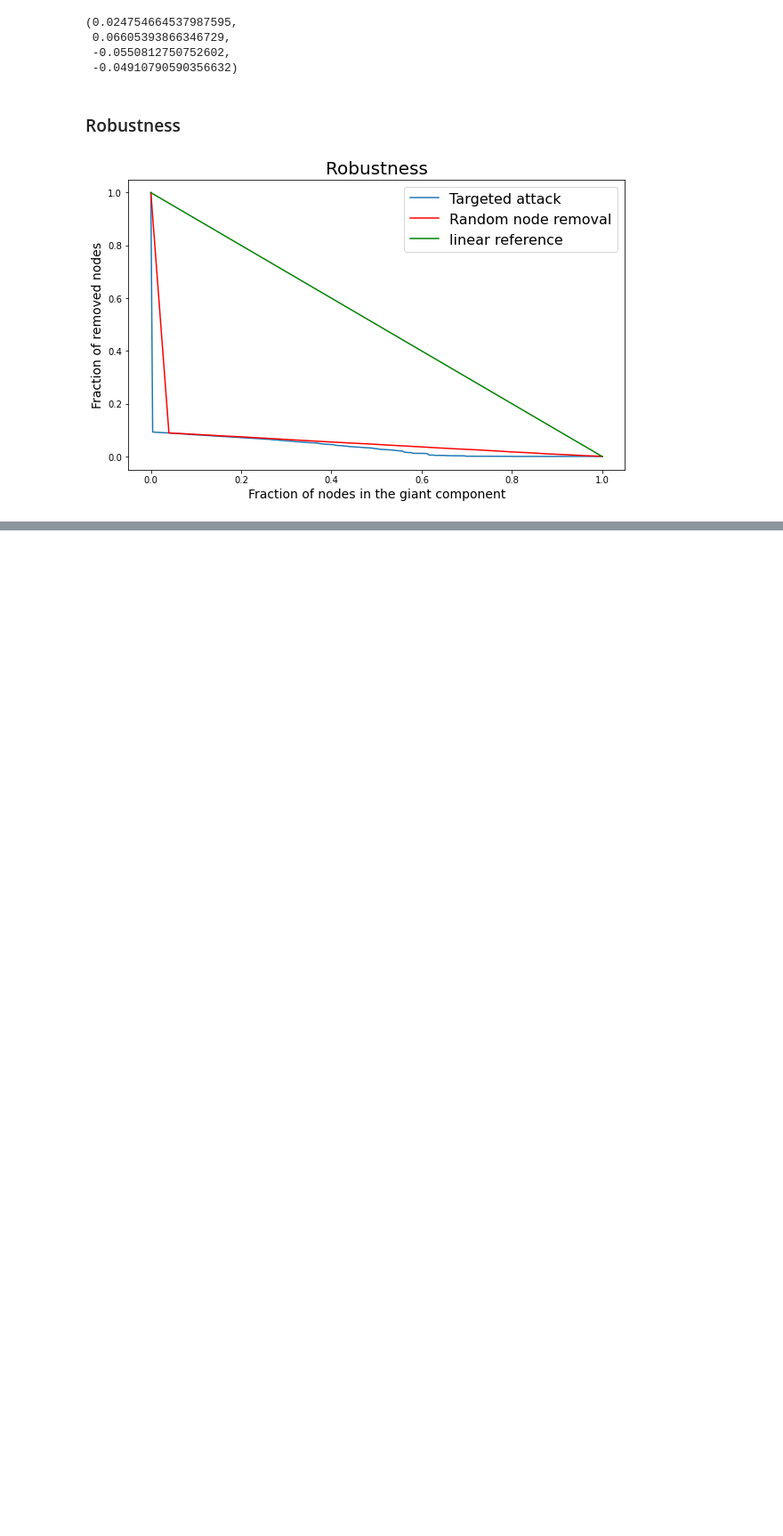
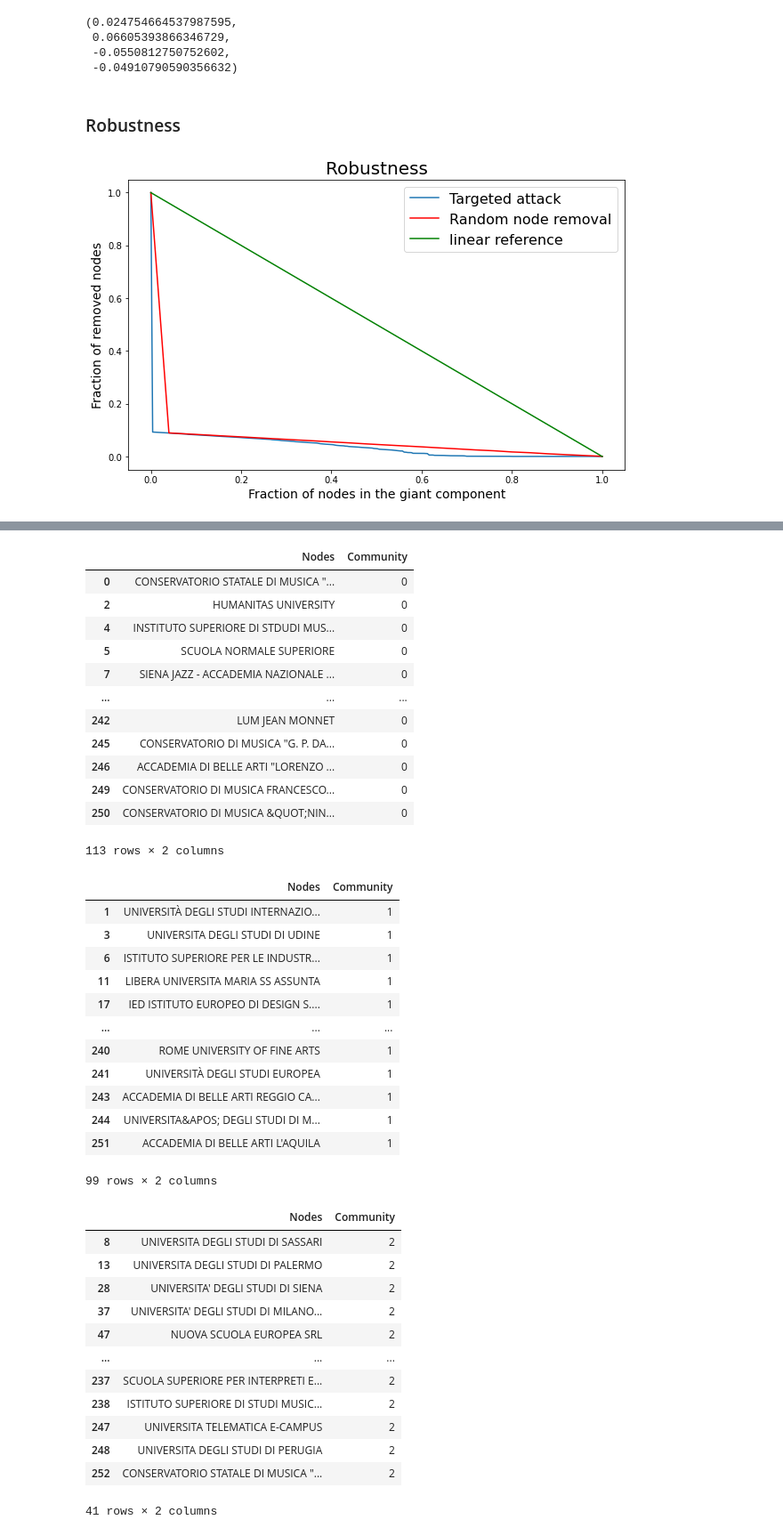
Before and after one commit to FilippoBragato/ErasmusMobilityStudy, a Jupyter notebook: ErasmusForStudy_Network14-19.ipynb, the cells around one changed output, grey strips where cells are left out. Shown at 89% size. Drawn from its saved outputs; the diff is of its cells as text; code cells hidden in the pictures; blank space fills up the shorter version.

```diff
--- a/ErasmusForStudy_Network14-19.ipynb
+++ b/ErasmusForStudy_Network14-19.ipynb
@@ -568,0 +487,56 @@ ax.axis('off')
+# %%
+import networkx as nx
+
+G = nx.convert_matrix.from_scipy_sparse_matrix(adj_matrix_crs, create_using= nx.DiGraph)
+p = nx.algorithms.community.modularity_max.greedy_modularity_communities(G)
+node_comm = nodes_df.copy()
+node_comm.drop(columns=['NodeID'], inplace=True)
+
+node_comm['Community']=np.zeros(len(node_comm.index),dtype='int8')
+for i, set in enumerate(p):
+    for element in set:
+        node_comm.iat[element, 1]=i
+for i, set in enumerate(p):
+    display(node_comm[node_comm['Community']==i])
+
+scores['Community'] = node_comm['Community']
+# %% [output]
+|  | Nodes | Community |
+| 0 | CONSERVATORIO STATALE DI MUSICA "... | 0 |
+| 2 | HUMANITAS UNIVERSITY | 0 |
+| 4 | INSTITUTO SUPERIORE DI STDUDI MUS... | 0 |
+| 5 | SCUOLA NORMALE SUPERIORE | 0 |
+| 7 | SIENA JAZZ - ACCADEMIA NAZIONALE ... | 0 |
+| ... | ... | ... |
+| 242 | LUM JEAN MONNET | 0 |
+| 245 | CONSERVATORIO DI MUSICA "G. P. DA... | 0 |
+| 246 | ACCADEMIA DI BELLE ARTI "LORENZO ... | 0 |
+| 249 | CONSERVATORIO DI MUSICA FRANCESCO... | 0 |
+| 250 | CONSERVATORIO DI MUSICA &QUOT;NIN... | 0 |
+113 rows × 2 columns
+|  | Nodes | Community |
+| 1 | UNIVERSITÀ DEGLI STUDI INTERNAZIO... | 1 |
+| 3 | UNIVERSITA DEGLI STUDI DI UDINE | 1 |
+| 6 | ISTITUTO SUPERIORE PER LE INDUSTR... | 1 |
+| 11 | LIBERA UNIVERSITA MARIA SS ASSUNTA | 1 |
+| 17 | IED ISTITUTO EUROPEO DI DESIGN S.... | 1 |
+| ... | ... | ... |
+| 240 | ROME UNIVERSITY OF FINE ARTS | 1 |
+| 241 | UNIVERSITÀ DEGLI STUDI EUROPEA | 1 |
+| 243 | ACCADEMIA DI BELLE ARTI REGGIO CA... | 1 |
+| 244 | UNIVERSITA&APOS; DEGLI STUDI DI M... | 1 |
+| 251 | ACCADEMIA DI BELLE ARTI L'AQUILA | 1 |
+99 rows × 2 columns
+|  | Nodes | Community |
+| 8 | UNIVERSITA DEGLI STUDI DI SASSARI | 2 |
+| 13 | UNIVERSITA DEGLI STUDI DI PALERMO | 2 |
+| 28 | UNIVERSITA' DEGLI STUDI DI SIENA | 2 |
+| 37 | UNIVERSITA' DEGLI STUDI DI MILANO... | 2 |
+| 47 | NUOVA SCUOLA EUROPEA SRL | 2 |
+| ... | ... | ... |
+| 237 | SCUOLA SUPERIORE PER INTERPRETI E... | 2 |
+| 238 | ISTITUTO SUPERIORE DI STUDI MUSIC... | 2 |
+| 247 | UNIVERSITA TELEMATICA E-CAMPUS | 2 |
+| 248 | UNIVERSITA DEGLI STUDI DI PERUGIA | 2 |
+| 252 | CONSERVATORIO STATALE DI MUSICA "... | 2 |
+41 rows × 2 columns
```
Also changed, not shown: parts of 19 cells of this notebook.
